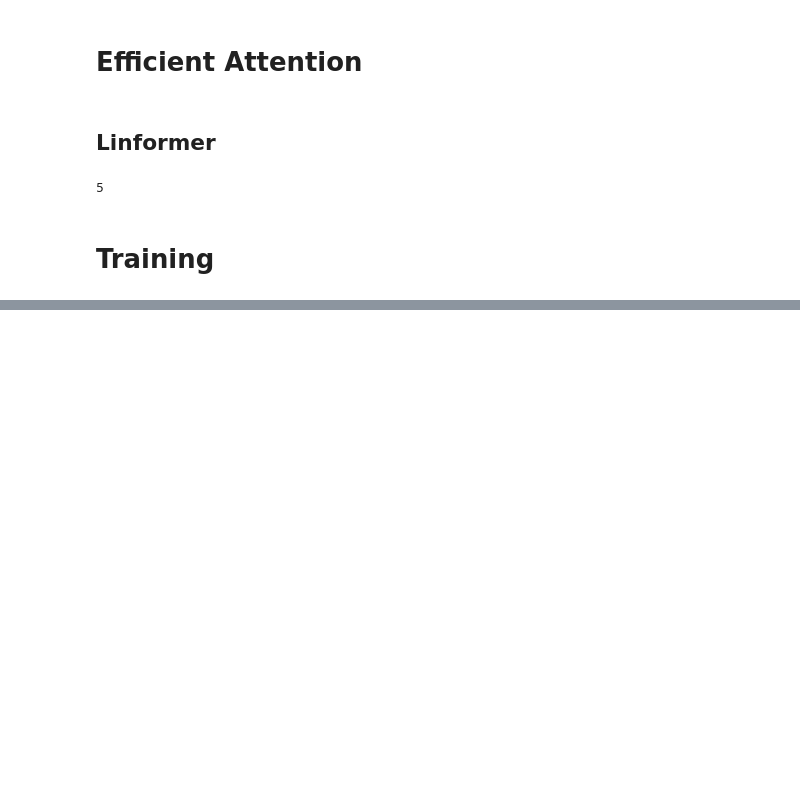
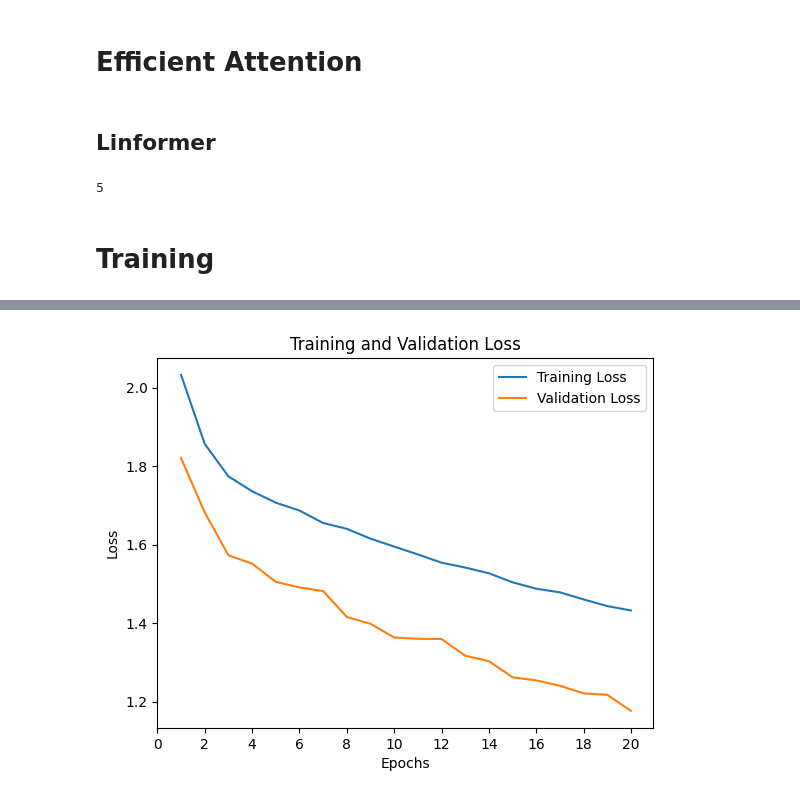
Before and after one commit to f-wright/ViT-evaluation, a Jupyter notebook: regular_vit.ipynb, the cells around one changed output, grey strips where cells are left out. Saved outputs shown, nothing was run; the diff lists cells and outputs as text; code cells hidden in the pictures; blank space fills up the shorter version.

```diff
--- a/regular_vit.ipynb
+++ b/regular_vit.ipynb
@@ -33,6 +34,6 @@ import torch.optim as optim
 
 from vit_pytorch.efficient import ViT
 # %%
-device = torch.device('cuda:0' if torch.cuda.is_available() else 'cpu')
+device = torch.device('cuda:1' if torch.cuda.is_available() else 'cpu')
 print(device)
 # %% [output]
@@ -265,26 +281,28 @@ KeyboardInterrupt: ignored
 # %%
 from pickle import load
 from matplotlib.pylab import plt
 from numpy import arange
 
-train_values = train_losses[0]
-val_values = val_losses[0]
+train_values = train_losses[4]
+val_values = val_losses[4]
 
 # Generate a sequence of integers to represent the epoch numbers
 epochs = range(1, 21)
 
 # Plot and label the training and validation loss values
 plt.plot(epochs, train_values, label='Training Loss')
 plt.plot(epochs, val_values, label='Validation Loss')
 
 # Add in a title and axes labels
 plt.title('Training and Validation Loss')
 plt.xlabel('Epochs')
 plt.ylabel('Loss')
 
 # Set the tick locations
 plt.xticks(arange(0, 21, 2))
 
 # Display the plot
 plt.legend(loc='best')
 plt.show()
+# %% [output]
+[figure, added]
```
Also changed, not shown: parts of 6 cells of this notebook.
